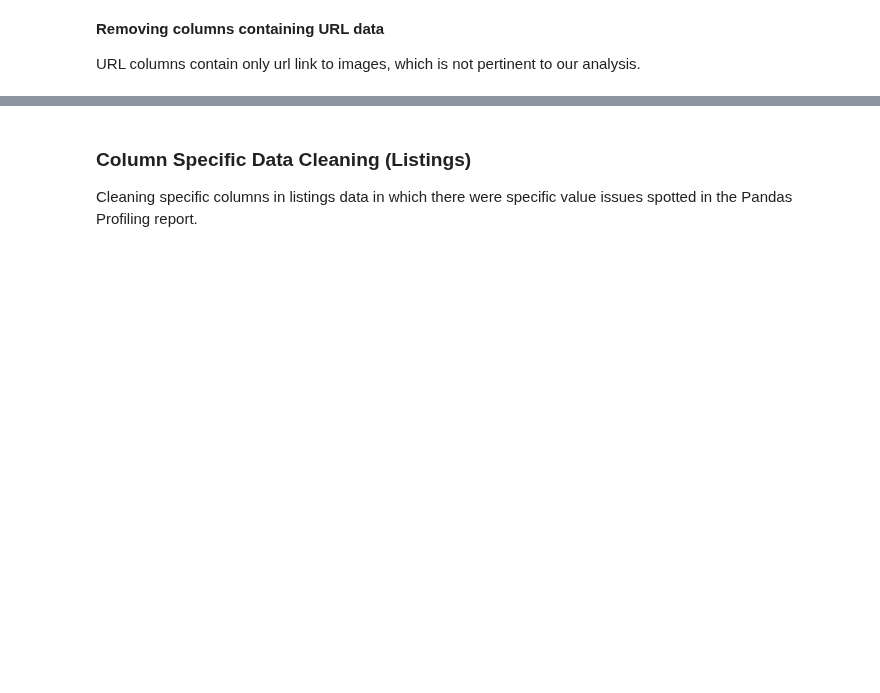
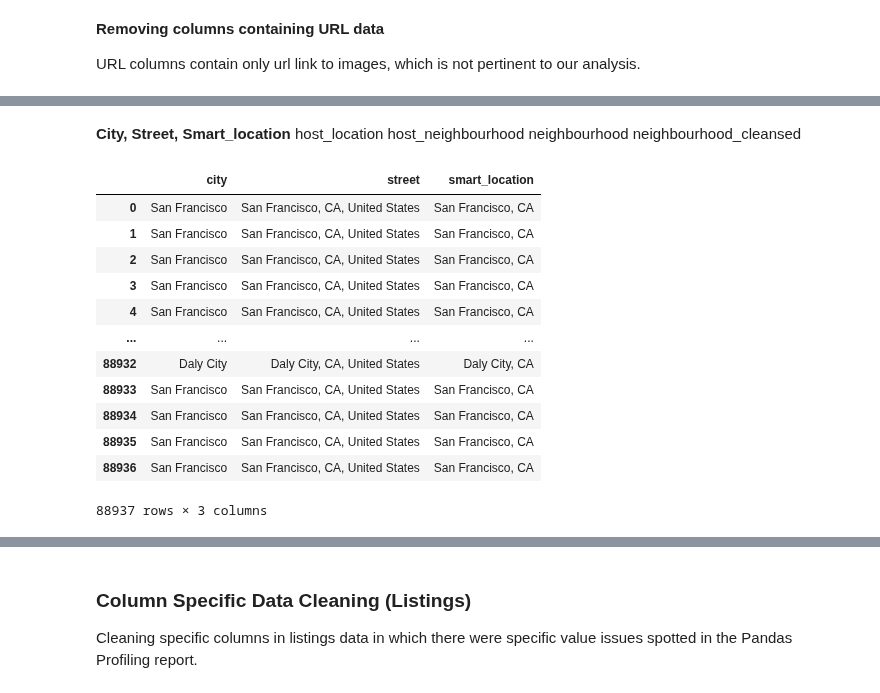
Before and after one commit to KishenSharma6/Airbnb-SF, a Jupyter notebook: Project Codes/Data Cleaning Scripts/Airbnb Listings Data Cleaning.ipynb, the cells around one changed output, grey strips where cells are left out. Drawn from its saved outputs; the diff is of its cells as text; code cells hidden in the pictures; blank space fills up the shorter version.

Commit message:
Data cleaning script completed through zipcode subsection

```diff
--- a/Project Codes/Data Cleaning Scripts/Airbnb Listings Data Cleaning.ipynb
+++ b/Project Codes/Data Cleaning Scripts/Airbnb Listings Data Cleaning.ipynb
@@ -118,0 +142,6 @@ Updated listings shape: (88937, 83)
+# %%
+#Dropping country column
+listings.drop(columns=['country','state'], inplace = True)
+
+#Updated listings shape
+print('Updated listings shape:', listings.shape)
@@ -162,0 +200,13 @@ Updated listings shape: (88937, 71)
+# %%
+#Create list of cols that contain $%,{}[]"'
+cols = ['cleaning_fee','extra_people','price','host_response_rate','security_deposit',
+        'host_verifications','amenities']
+
+#Remove $%,{}[]"'
+listings[cols] = listings[cols].replace('[$,%{}\"\'\[\]]', ' ', regex=True)
+
+#Remove white space between numerics
+listings[cols] = listings[cols].replace('(?<=\d)\s+(?=\d)', '', regex=True)
+
+#Check
+listings[cols].head(3)
@@ -162,0 +267,27 @@ Updated listings shape: (88937, 71)
+# %%
+#Remove trailing 0's
+listings['zipcode'] = listings['zipcode'].replace('\.0$', '', regex=True)
+
+#Remove CA\s from zipcode
+listings.zipcode.replace('CA\s','',inplace = True, regex=True)
+# %% [markdown]
+**City, Street, Smart_location** host_location host_neighbourhood neighbourhood neighbourhood_cleansed
+# %%
+#
+cols = ['city', 'street', 'smart_location']
+
+listings[cols]
+# %% [output]
+|  | city | street | smart_location |
+| 0 | San Francisco | San Francisco, CA, United States | San Francisco, CA |
+| 1 | San Francisco | San Francisco, CA, United States | San Francisco, CA |
+| 2 | San Francisco | San Francisco, CA, United States | San Francisco, CA |
+| 3 | San Francisco | San Francisco, CA, United States | San Francisco, CA |
+| 4 | San Francisco | San Francisco, CA, United States | San Francisco, CA |
+| ... | ... | ... | ... |
+| 88932 | Daly City | Daly City, CA, United States | Daly City, CA |
+| 88933 | San Francisco | San Francisco, CA, United States | San Francisco, CA |
+| 88934 | San Francisco | San Francisco, CA, United States | San Francisco, CA |
+| 88935 | San Francisco | San Francisco, CA, United States | San Francisco, CA |
+| 88936 | San Francisco | San Francisco, CA, United States | San Francisco, CA |
+88937 rows × 3 columns
```
Also changed, not shown: parts of 68 cells of this notebook.
